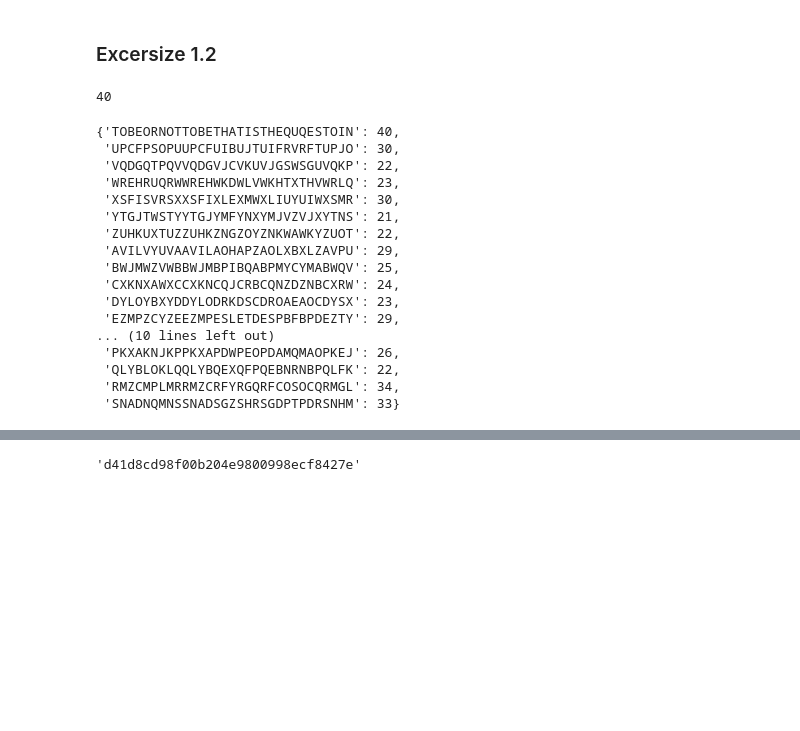
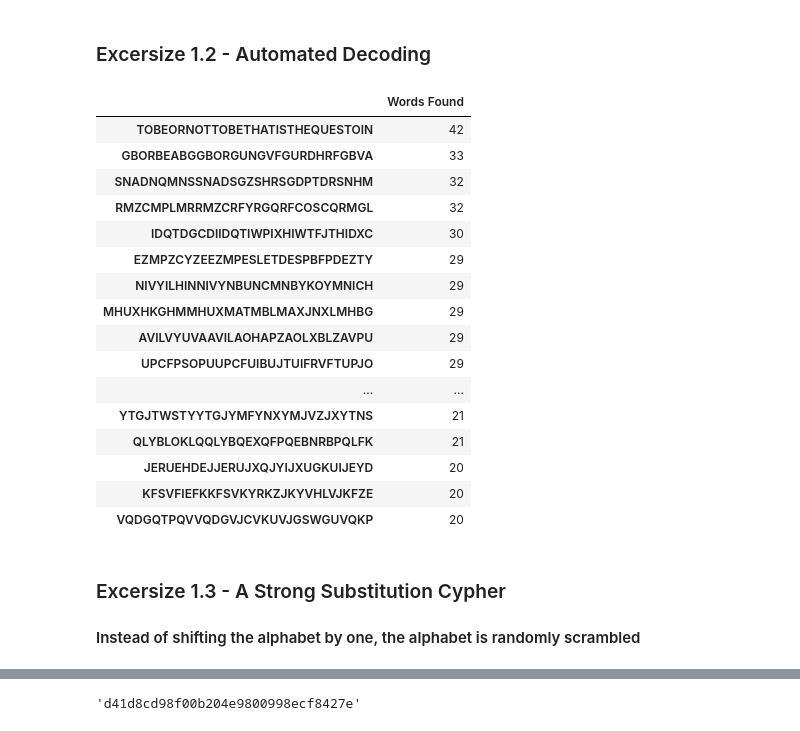
Before and after one commit to williamrhayes/PracticalCryptographyInPython, a Jupyter notebook: Practical Cryptography in Python.ipynb, the cells around one changed output, grey strips where cells are left out. Saved outputs shown, nothing was run; the diff lists cells and outputs as text; code cells hidden in the pictures; blank space fills up the shorter version.

```diff
--- a/Practical Cryptography in Python.ipynb
+++ b/Practical Cryptography in Python.ipynb
@@ -58,6 +62,6 @@ def printable_substitution(shift):
 def brute_force_ceaser(msg):
     return [ceaser_decode(msg, shift) for shift in range(27)]
 
-code = "TOBEORNOTTOBETHATISTHEQUQESTOIN"
+code = "TOBEORNOTTOBETHATISTHEQUESTOIN"
 brute_force_ceaser(code)
 # %% [output]
@@ -81,39 +85,53 @@ brute_force_ceaser(code)
 # %% [markdown]
-### Excersize 1.2
+### Excersize 1.2 - Automated Decoding
 # %%
 import pandas as pd
 
-common_words = pd.read_csv(r'C:\Users\William\Documents\_UL\Cryptography - Bonus\unigram_freq.csv').iloc[:10_000]
+# Import a list of the 10,000 most common
+# words used in English
+common_words = pd.read_csv(r'./data/unigram_freq.csv').iloc[:10_000]
 
 most_common_words = common_words.word.values
 
+# Generate a list of all possible 26 shifts
+# of the Ceaser Cypher
 all_shifts = brute_force_ceaser(code)
 
+# For each shift of the ceaser cypher, count
+# how many times each of the most_common_words
+# appears within the cypher
 word_frequency = {}
 for shift in all_shifts:
     word_frequency[shift] = 0
     for word in most_common_words:
         if (word==word) and (word in shift.lower()):
             word_frequency[shift] += 1
 
-print(max(word_frequency.values()))
-word_frequency
+# Convert the substring frequency to a
+# dataframe for a cleaner output
+word_freq_df = pd.DataFrame.from_dict(word_frequency, orient='index')
+word_freq_df.columns = ["Words Found"]
+word_freq_df.sort_values(by="Words Found", ascending=False, inplace=True)
+
+word_freq_df
 # %% [output]
-40
-{'TOBEORNOTTOBETHATISTHEQUQESTOIN': 40,
- 'UPCFPSOPUUPCFUIBUJTUIFRVRFTUPJO': 30,
- 'VQDGQTPQVVQDGVJCVKUVJGSWSGUVQKP': 22,
- 'WREHRUQRWWREHWKDWLVWKHTXTHVWRLQ': 23,
- 'XSFISVRSXXSFIXLEXMWXLIUYUIWXSMR': 30,
- 'YTGJTWSTYYTGJYMFYNXYMJVZVJXYTNS': 21,
- 'ZUHKUXTUZZUHKZNGZOYZNKWAWKYZUOT': 22,
- 'AVILVYUVAAVILAOHAPZAOLXBXLZAVPU': 29,
- 'BWJMWZVWBBWJMBPIBQABPMYCYMABWQV': 25,
- 'CXKNXAWXCCXKNCQJCRBCQNZDZNBCXRW': 24,
- 'DYLOYBXYDDYLODRKDSCDROAEAOCDYSX': 23,
- 'EZMPZCYZEEZMPESLETDESPBFBPDEZTY': 29,
-... (10 lines left out)
- 'PKXAKNJKPPKXAPDWPEOPDAMQMAOPKEJ': 26,
- 'QLYBLOKLQQLYBQEXQFPQEBNRNBPQLFK': 22,
- 'RMZCMPLMRRMZCRFYRGQRFCOSOCQRMGL': 34,
- 'SNADNQMNSSNADSGZSHRSGDPTPDRSNHM': 33}
+|  | Words Found |
+| TOBEORNOTTOBETHATISTHEQUESTOIN | 42 |
+| GBORBEABGGBORGUNGVFGURDHRFGBVA | 33 |
+| SNADNQMNSSNADSGZSHRSGDPTDRSNHM | 32 |
+| RMZCMPLMRRMZCRFYRGQRFCOSCQRMGL | 32 |
+| IDQTDGCDIIDQTIWPIXHIWTFJTHIDXC | 30 |
+| EZMPZCYZEEZMPESLETDESPBFPDEZTY | 29 |
+| NIVYILHINNIVYNBUNCMNBYKOYMNICH | 29 |
+| MHUXHKGHMMHUXMATMBLMAXJNXLMHBG | 29 |
+| AVILVYUVAAVILAOHAPZAOLXBLZAVPU | 29 |
+| UPCFPSOPUUPCFUIBUJTUIFRVFTUPJO | 29 |
+| ... | ... |
+| YTGJTWSTYYTGJYMFYNXYMJVZJXYTNS | 21 |
+| QLYBLOKLQQLYBQEXQFPQEBNRBPQLFK | 21 |
+| JERUEHDEJJERUJXQJYIJXUGKUIJEYD | 20 |
+| KFSVFIEFKKFSVKYRKZJKYVHLVJKFZE | 20 |
+| VQDGQTPQVVQDGVJCVKUVJGSWGUVQKP | 20 |
+# %% [markdown]
+### Excersize 1.3 - A Strong Substitution Cypher
+#### Instead of shifting the alphabet by one, the alphabet is randomly scrambled
```
Also changed, not shown: parts of 21 cells of this notebook, 2 other files.
